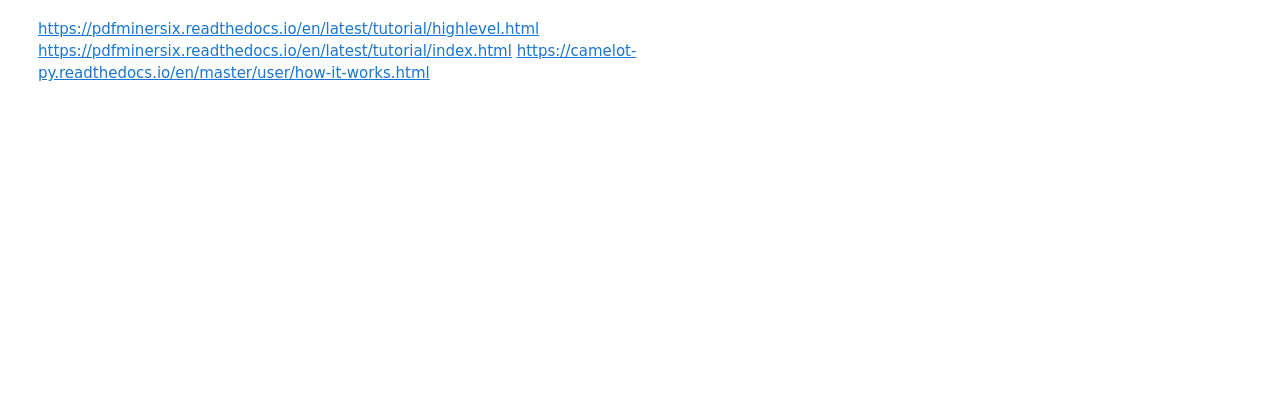
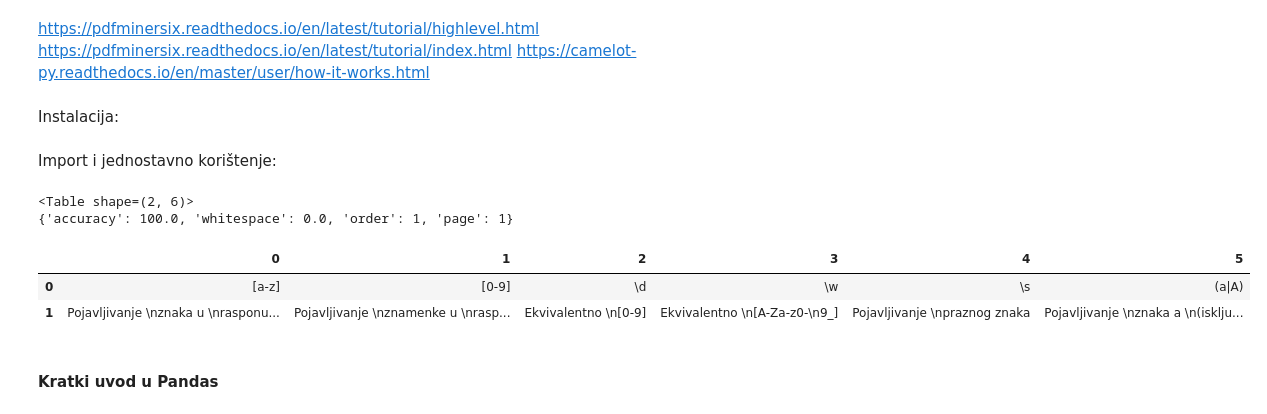
Before and after one commit to P0L3/utor, a Jupyter notebook: UTOR/uvod_u_pdfminer.ipynb, the cells around one changed output. Cells and saved outputs as stored; diff of their text form; code cells hidden in the pictures; blank space fills up the shorter version.

Commit message:
Dodan početni uvod u Camelot -> NEXT: Dodati složeniji primjer za pdfminer.six - sa regex i sa find_nexz()

```diff
--- a/UTOR/uvod_u_pdfminer.ipynb
+++ b/UTOR/uvod_u_pdfminer.ipynb
@@ -258,3 +363,5 @@ Tablica
 https://pdfminersix.readthedocs.io/en/latest/tutorial/highlevel.html
 https://pdfminersix.readthedocs.io/en/latest/tutorial/index.html
 https://camelot-py.readthedocs.io/en/master/user/how-it-works.html
+# %% [markdown]
+Instalacija:
@@ -260,0 +370,22 @@ https://camelot-py.readthedocs.io/en/master/user/how-it-works.html
+# %% [markdown]
+Import i jednostavno korištenje:
+# %%
+import camelot
+
+tables = camelot.read_pdf('littlebitlesssimple_pdfsample.pdf')
+
+print(tables[0]) # Objekt koji odgovara prvoj tablici
+print(tables[0].parsing_report) # Evaluacija uspješnosti parsiranja tablice
+
+tablica1 = tables[0].df # Tablica u obliku Pandas DataFrame
+# %% [output]
+<Table shape=(2, 6)>
+{'accuracy': 100.0, 'whitespace': 0.0, 'order': 1, 'page': 1}
+# %%
+tablica1
+# %% [output]
+|  | 0 | 1 | 2 | 3 | 4 | 5 |
+| 0 | [a-z] | [0-9] | \d | \w | \s | (a|A) |
+| 1 | Pojavljivanje \nznaka u \nrasponu... | Pojavljivanje \nznamenke u \nrasp... | Ekvivalentno \n[0-9] | Ekvivalentno \n[A-Za-z0-\n9_] | Pojavljivanje \npraznog znaka | Pojavljivanje \nznaka a \n(isklju... |
+# %% [markdown]
+#### Kratki uvod u Pandas
```
Also changed, not shown: parts of 11 cells of this notebook, 2 other files.
